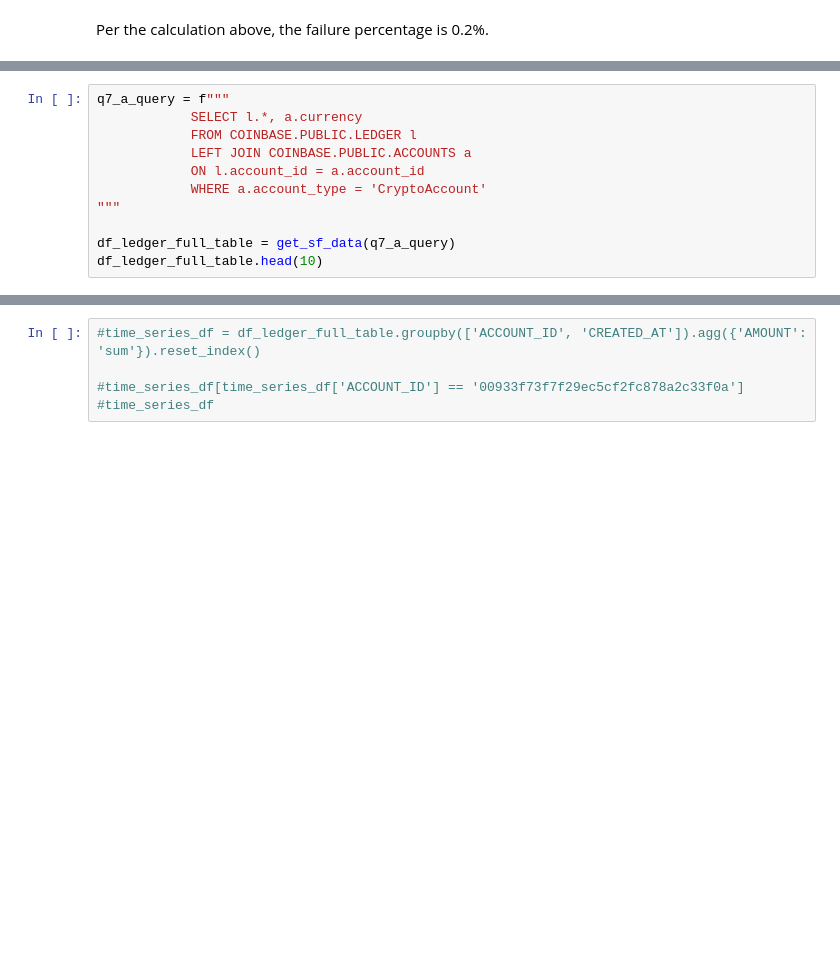
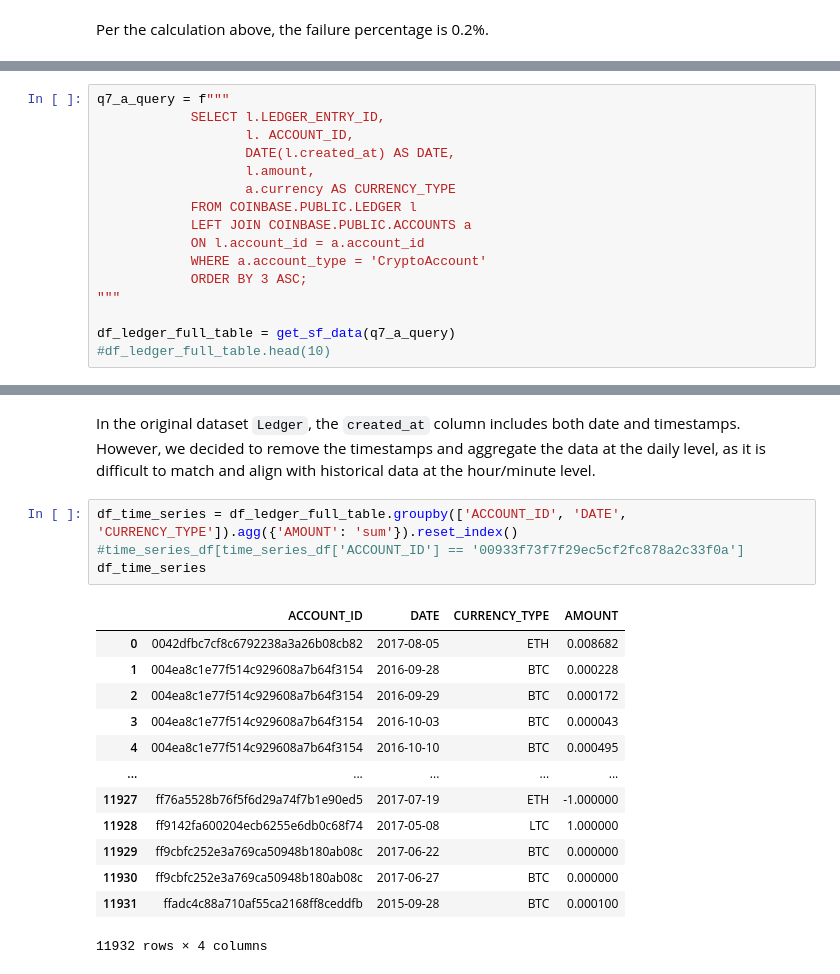
Before and after one commit to ycyuchengliu/coinbase_note, a Jupyter notebook: 00_coinbase_core_hw_notebook.ipynb, the cells around one changed output, grey strips where cells are left out. Drawn from its saved outputs; the diff is of its cells as text; blank space fills up the shorter version.

```diff
--- a/Coinbase_Data_HW.ipynb
+++ b/00_coinbase_core_hw_notebook.ipynb
@@ -601,11 +604,16 @@ Find a source of crypto prices online. Extract the price data and write a script
 # %%
 q7_a_query = f"""
-            SELECT l.*, a.currency
+            SELECT l.LEDGER_ENTRY_ID,
+                   l. ACCOUNT_ID,
+                   DATE(l.created_at) AS DATE,
+                   l.amount,
+                   a.currency AS CURRENCY_TYPE
             FROM COINBASE.PUBLIC.LEDGER l
             LEFT JOIN COINBASE.PUBLIC.ACCOUNTS a
             ON l.account_id = a.account_id
             WHERE a.account_type = 'CryptoAccount'
+            ORDER BY 3 ASC;
 """
 
 df_ledger_full_table = get_sf_data(q7_a_query)
-df_ledger_full_table.head(10)
+#df_ledger_full_table.head(10)
@@ -624,5 +620,20 @@ df_ledger_full_table.head(10)
+# %% [markdown]
+In the original dataset `Ledger`, the `created_at` column includes both date and timestamps. However, we decided to remove the timestamps and aggregate the data at the daily level, as it is difficult to match and align with historical data at the hour/minute level.
 # %%
-#time_series_df = df_ledger_full_table.groupby(['ACCOUNT_ID', 'CREATED_AT']).agg({'AMOUNT': 'sum'}).reset_index()
-
+df_time_series = df_ledger_full_table.groupby(['ACCOUNT_ID', 'DATE', 'CURRENCY_TYPE']).agg({'AMOUNT': 'sum'}).reset_index()
 #time_series_df[time_series_df['ACCOUNT_ID'] == '00933f73f7f29ec5cf2fc878a2c33f0a']
-#time_series_df
+df_time_series
+# %% [output]
+|  | ACCOUNT_ID | DATE | CURRENCY_TYPE | AMOUNT |
+| 0 | 0042dfbc7cf8c6792238a3a26b08cb82 | 2017-08-05 | ETH | 0.008682 |
+| 1 | 004ea8c1e77f514c929608a7b64f3154 | 2016-09-28 | BTC | 0.000228 |
+| 2 | 004ea8c1e77f514c929608a7b64f3154 | 2016-09-29 | BTC | 0.000172 |
+| 3 | 004ea8c1e77f514c929608a7b64f3154 | 2016-10-03 | BTC | 0.000043 |
+| 4 | 004ea8c1e77f514c929608a7b64f3154 | 2016-10-10 | BTC | 0.000495 |
+| ... | ... | ... | ... | ... |
+| 11927 | ff76a5528b76f5f6d29a74f7b1e90ed5 | 2017-07-19 | ETH | -1.000000 |
+| 11928 | ff9142fa600204ecb6255e6db0c68f74 | 2017-05-08 | LTC | 1.000000 |
+| 11929 | ff9cbfc252e3a769ca50948b180ab08c | 2017-06-22 | BTC | 0.000000 |
+| 11930 | ff9cbfc252e3a769ca50948b180ab08c | 2017-06-27 | BTC | 0.000000 |
+| 11931 | ffadc4c88a710af55ca2168ff8ceddfb | 2015-09-28 | BTC | 0.000100 |
+11932 rows × 4 columns
```
Also changed, not shown: parts of 22 cells of this notebook, 11 other files.
